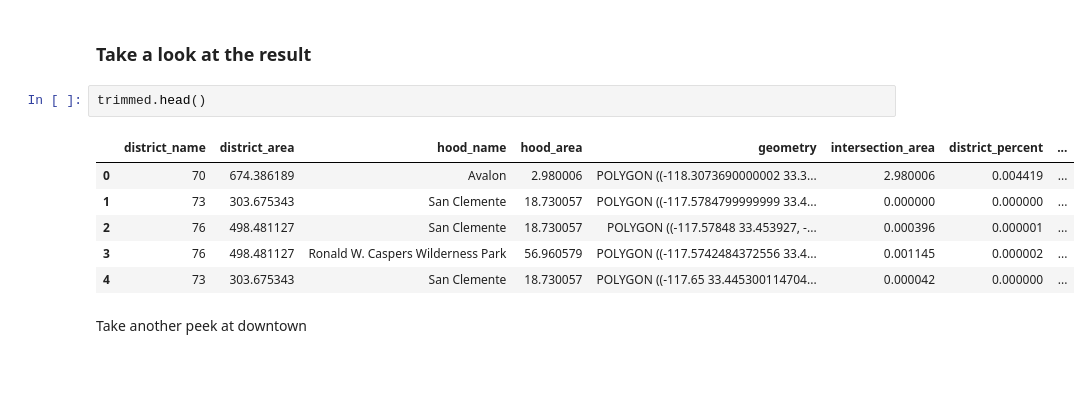
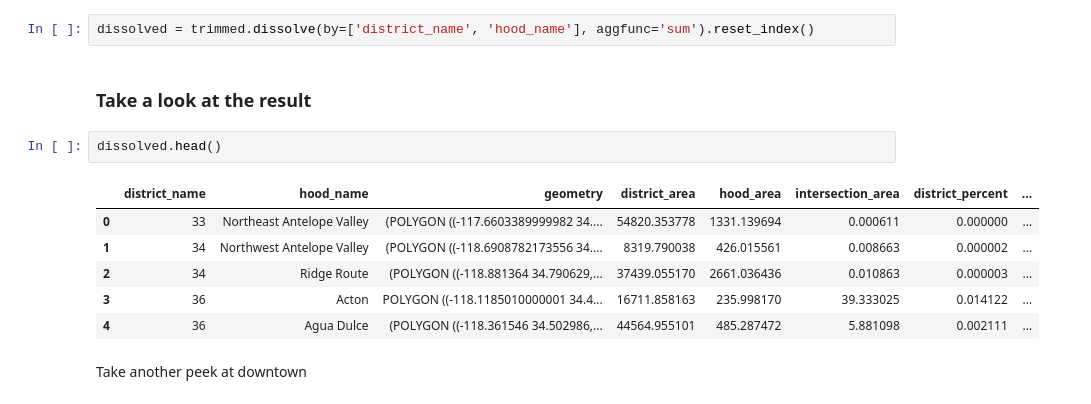
Before and after one commit to datadesk/geopandas-intersection-area-example, a Jupyter notebook: geopandas-intersection-area-example.ipynb, the cells around one changed output. Cells and saved outputs as stored; diff of their text form; blank space fills up the shorter version.

```diff
--- a/geopandas-intersection-area-example.ipynb
+++ b/geopandas-intersection-area-example.ipynb
@@ -158,14 +161,16 @@ trimmed['hood_percent'] =  trimmed.intersection_area / trimmed.hood_area
+# %%
+dissolved = trimmed.dissolve(by=['district_name', 'hood_name'], aggfunc='sum').reset_index()
 # %% [markdown]
 ### Take a look at the result
 # %%
-trimmed.head()
+dissolved.head()
 # %% [output]
-|  | district_name | district_area | hood_name | hood_area | geometry | intersection_area | district_percent | ... |
-| 0 | 70 | 674.386189 | Avalon | 2.980006 | POLYGON ((-118.3073690000002 33.3... | 2.980006 | 0.004419 | ... |
-| 1 | 73 | 303.675343 | San Clemente | 18.730057 | POLYGON ((-117.5784799999999 33.4... | 0.000000 | 0.000000 | ... |
-| 2 | 76 | 498.481127 | San Clemente | 18.730057 | POLYGON ((-117.57848 33.453927, -... | 0.000396 | 0.000001 | ... |
-| 3 | 76 | 498.481127 | Ronald W. Caspers Wilderness Park | 56.960579 | POLYGON ((-117.5742484372556 33.4... | 0.001145 | 0.000002 | ... |
-| 4 | 73 | 303.675343 | San Clemente | 18.730057 | POLYGON ((-117.65 33.445300114704... | 0.000042 | 0.000000 | ... |
+|  | district_name | hood_name | geometry | district_area | hood_area | intersection_area | district_percent | ... |
+| 0 | 33 | Northeast Antelope Valley | (POLYGON ((-117.6603389999982 34.... | 54820.353778 | 1331.139694 | 0.000611 | 0.000000 | ... |
+| 1 | 34 | Northwest Antelope Valley | (POLYGON ((-118.6908782173556 34.... | 8319.790038 | 426.015561 | 0.008663 | 0.000002 | ... |
+| 2 | 34 | Ridge Route | (POLYGON ((-118.881364 34.790629,... | 37439.055170 | 2661.036436 | 0.010863 | 0.000003 | ... |
+| 3 | 36 | Acton | POLYGON ((-118.1185010000001 34.4... | 16711.858163 | 235.998170 | 39.333025 | 0.014122 | ... |
+| 4 | 36 | Agua Dulce | (POLYGON ((-118.361546 34.502986,... | 44564.955101 | 485.287472 | 5.881098 | 0.002111 | ... |
 # %% [markdown]
 Take another peek at downtown
 # %%
```
Also changed, not shown: parts of 5 cells of this notebook, 4 other files.
